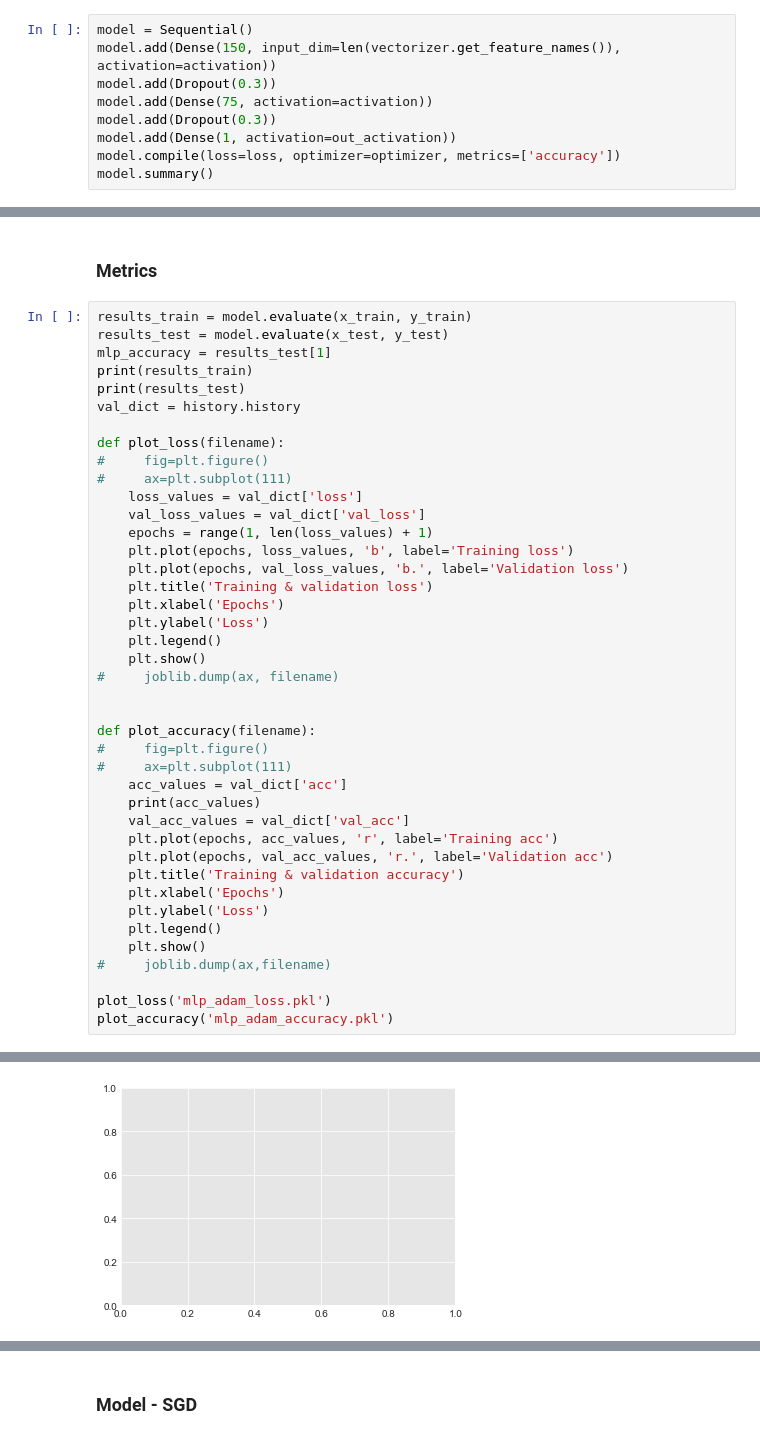
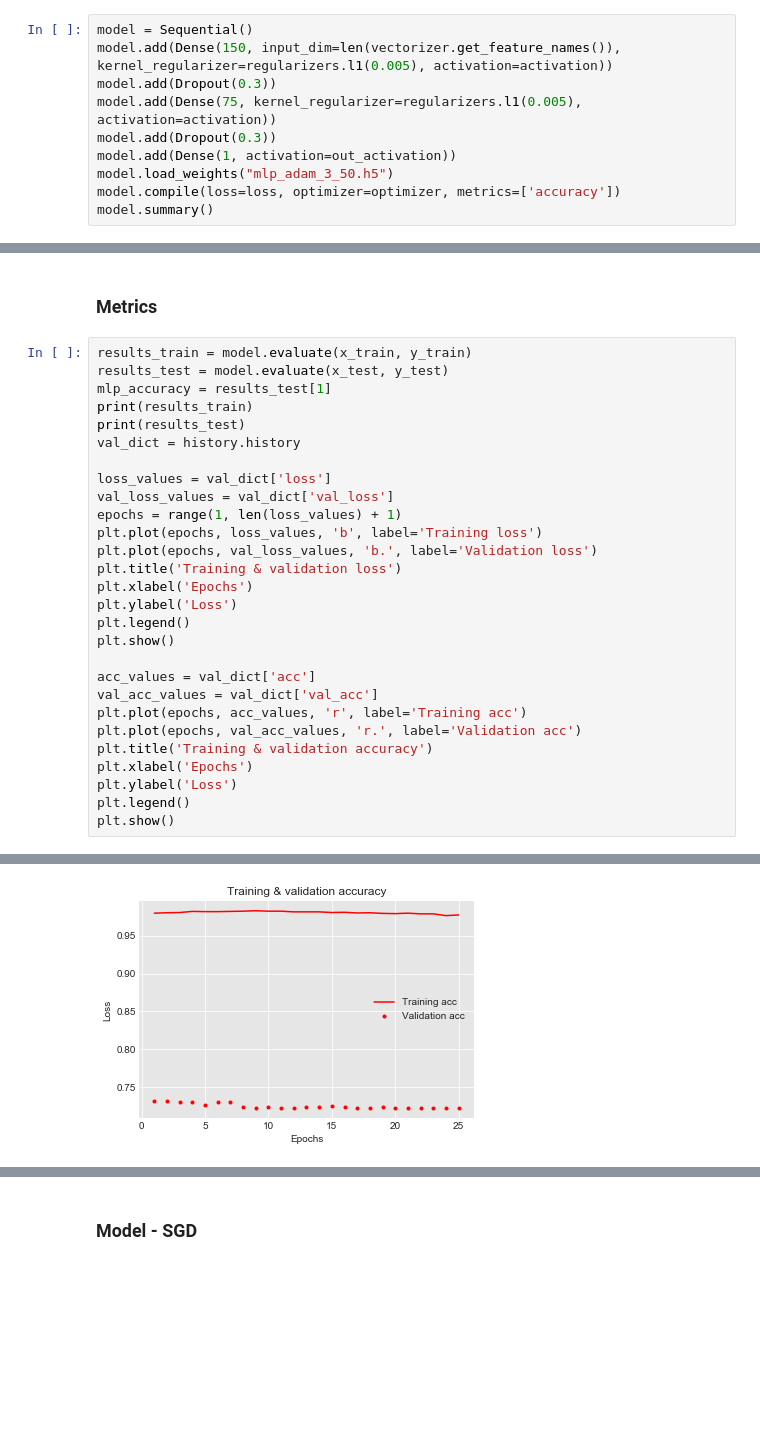
Before and after one commit to paulinaczheng/twitter_flu_tracking, a Jupyter notebook: MVP Pipeline Overview.ipynb, the cells around one changed output, grey strips where cells are left out. Saved outputs shown, nothing was run; the diff lists cells and outputs as text; blank space fills up the shorter version.

```diff
--- a/MVP Pipeline Overview.ipynb
+++ b/MVP Pipeline Overview.ipynb
@@ -382,11 +407,12 @@ tbcallback = keras.callbacks.TensorBoard(log_dir='./logs', histogram_freq=0, bat
 ### Model - Adam
 # %%
 model = Sequential()
-model.add(Dense(150, input_dim=len(vectorizer.get_feature_names()), activation=activation))
+model.add(Dense(150, input_dim=len(vectorizer.get_feature_names()), kernel_regularizer=regularizers.l1(0.005), activation=activation))
 model.add(Dropout(0.3))
-model.add(Dense(75, activation=activation))
+model.add(Dense(75, kernel_regularizer=regularizers.l1(0.005), activation=activation))
 model.add(Dropout(0.3))
 model.add(Dense(1, activation=out_activation))
+model.load_weights("mlp_adam_3_50.h5")
 model.compile(loss=loss, optimizer=optimizer, metrics=['accuracy'])
 model.summary()
 # %% [output]
@@ -439,37 +465,24 @@ print(results_train)
 print(results_test)
 val_dict = history.history
 
-def plot_loss(filename):
-#     fig=plt.figure()
-#     ax=plt.subplot(111)
-    loss_values = val_dict['loss']
-    val_loss_values = val_dict['val_loss']
-    epochs = range(1, len(loss_values) + 1)
-    plt.plot(epochs, loss_values, 'b', label='Training loss')
-    plt.plot(epochs, val_loss_values, 'b.', label='Validation loss')
-    plt.title('Training & validation loss')
-    plt.xlabel('Epochs')
-    plt.ylabel('Loss')
-    plt.legend()
-    plt.show()
-#     joblib.dump(ax, filename)
+loss_values = val_dict['loss']
+val_loss_values = val_dict['val_loss']
+epochs = range(1, len(loss_values) + 1)
+plt.plot(epochs, loss_values, 'b', label='Training loss')
+plt.plot(epochs, val_loss_values, 'b.', label='Validation loss')
+plt.title('Training & validation loss')
+plt.xlabel('Epochs')
+plt.ylabel('Loss')
+plt.legend()
+plt.show()
 
-
-def plot_accuracy(filename):
-#     fig=plt.figure()
-#     ax=plt.subplot(111)
-    acc_values = val_dict['acc']
-    print(acc_values)
-    val_acc_values = val_dict['val_acc']
-    plt.plot(epochs, acc_values, 'r', label='Training acc')
-    plt.plot(epochs, val_acc_values, 'r.', label='Validation acc')
-    plt.title('Training & validation accuracy')
-    plt.xlabel('Epochs')
-    plt.ylabel('Loss')
-    plt.legend()
-    plt.show()
-#     joblib.dump(ax,filename)
-
-plot_loss('mlp_adam_loss.pkl')
-plot_accuracy('mlp_adam_accuracy.pkl')
+acc_values = val_dict['acc']
+val_acc_values = val_dict['val_acc']
+plt.plot(epochs, acc_values, 'r', label='Training acc')
+plt.plot(epochs, val_acc_values, 'r.', label='Validation acc')
+plt.title('Training & validation accuracy')
+plt.xlabel('Epochs')
+plt.ylabel('Loss')
+plt.legend()
+plt.show()
 # %% [output]
@@ -482 +494 @@ ValueError: x and y must have same first dimension, but have shapes (1,) and (25
-[figure, old version]
+[figure, new version]
```
Also changed, not shown: parts of 8 cells of this notebook, 2 other files.
